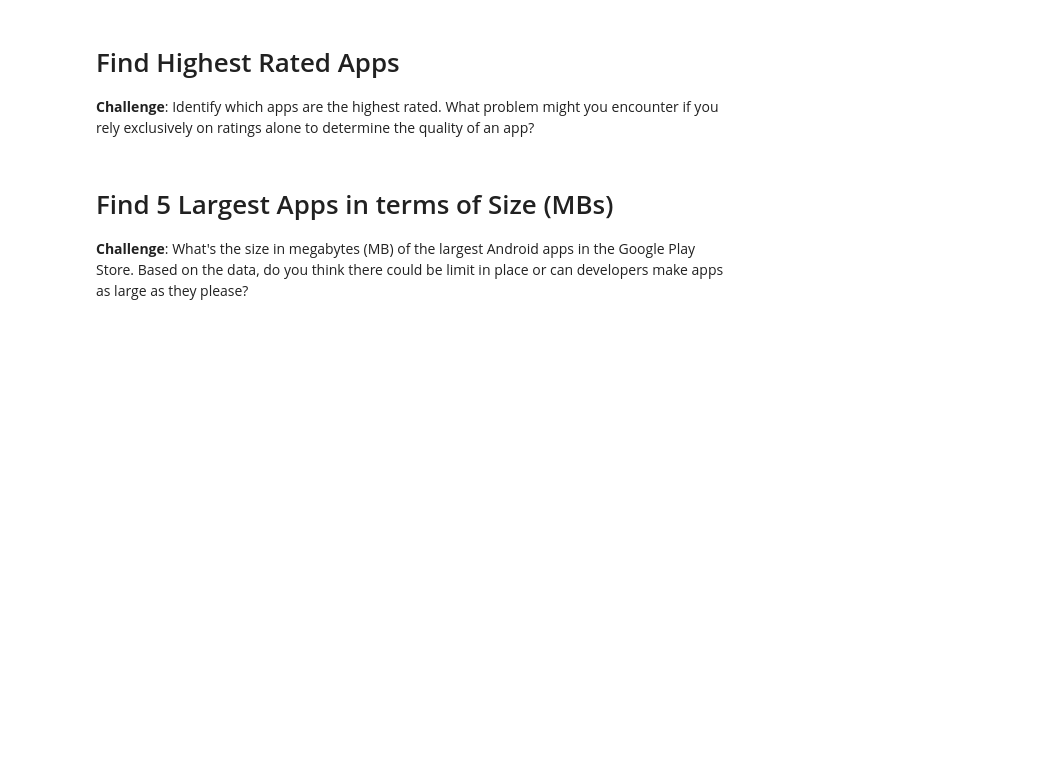
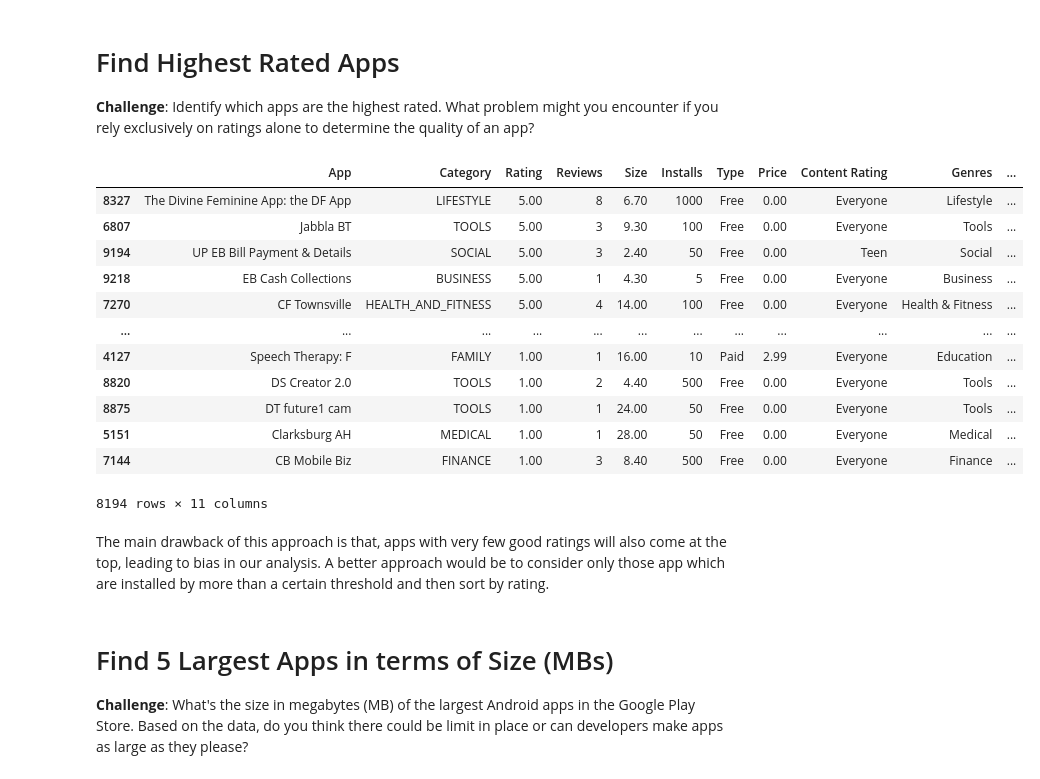
Before and after one commit to M-Awwab-Khan/google-playstore-data-analysis, a Jupyter notebook: Google Play Store App Analytics (start).ipynb, the cells around one changed output. Drawn from its saved outputs; the diff is of its cells as text; code cells hidden in the pictures; blank space fills up the shorter version.

Commit message:
Questions answered using analysis

```diff
--- a/Google Play Store App Analytics (start).ipynb
+++ b/Google Play Store App Analytics (start).ipynb
@@ -146,6 +167,24 @@ The installs are not the exact number of installs. If an app has 245,239 install
 # Find Highest Rated Apps
 
 **Challenge**: Identify which apps are the highest rated. What problem might you encounter if you rely exclusively on ratings alone to determine the quality of an app?
+# %%
+df.sort_values('Rating', ascending=False)
+# %% [output]
+|  | App | Category | Rating | Reviews | Size | Installs | Type | Price | Content Rating | Genres | ... |
+| 8327 | The Divine Feminine App: the DF App | LIFESTYLE | 5.00 | 8 | 6.70 | 1000 | Free | 0.00 | Everyone | Lifestyle | ... |
+| 6807 | Jabbla BT | TOOLS | 5.00 | 3 | 9.30 | 100 | Free | 0.00 | Everyone | Tools | ... |
+| 9194 | UP EB Bill Payment & Details | SOCIAL | 5.00 | 3 | 2.40 | 50 | Free | 0.00 | Teen | Social | ... |
+| 9218 | EB Cash Collections | BUSINESS | 5.00 | 1 | 4.30 | 5 | Free | 0.00 | Everyone | Business | ... |
+| 7270 | CF Townsville | HEALTH_AND_FITNESS | 5.00 | 4 | 14.00 | 100 | Free | 0.00 | Everyone | Health & Fitness | ... |
+| ... | ... | ... | ... | ... | ... | ... | ... | ... | ... | ... | ... |
+| 4127 | Speech Therapy: F | FAMILY | 1.00 | 1 | 16.00 | 10 | Paid | 2.99 | Everyone | Education | ... |
+| 8820 | DS Creator 2.0 | TOOLS | 1.00 | 2 | 4.40 | 500 | Free | 0.00 | Everyone | Tools | ... |
+| 8875 | DT future1 cam | TOOLS | 1.00 | 1 | 24.00 | 50 | Free | 0.00 | Everyone | Tools | ... |
+| 5151 | Clarksburg AH | MEDICAL | 1.00 | 1 | 28.00 | 50 | Free | 0.00 | Everyone | Medical | ... |
+| 7144 | CB Mobile Biz | FINANCE | 1.00 | 3 | 8.40 | 500 | Free | 0.00 | Everyone | Finance | ... |
+8194 rows × 11 columns
+# %% [markdown]
+The main drawback of this approach is that, apps with very few good ratings will also come at the top, leading to bias in our analysis. A better approach would be to consider only those app which are installed by more than a certain threshold and then sort by rating.
 # %% [markdown]
 # Find 5 Largest Apps in terms of Size (MBs)
 
```
Also changed, not shown: parts of 6 cells of this notebook.
